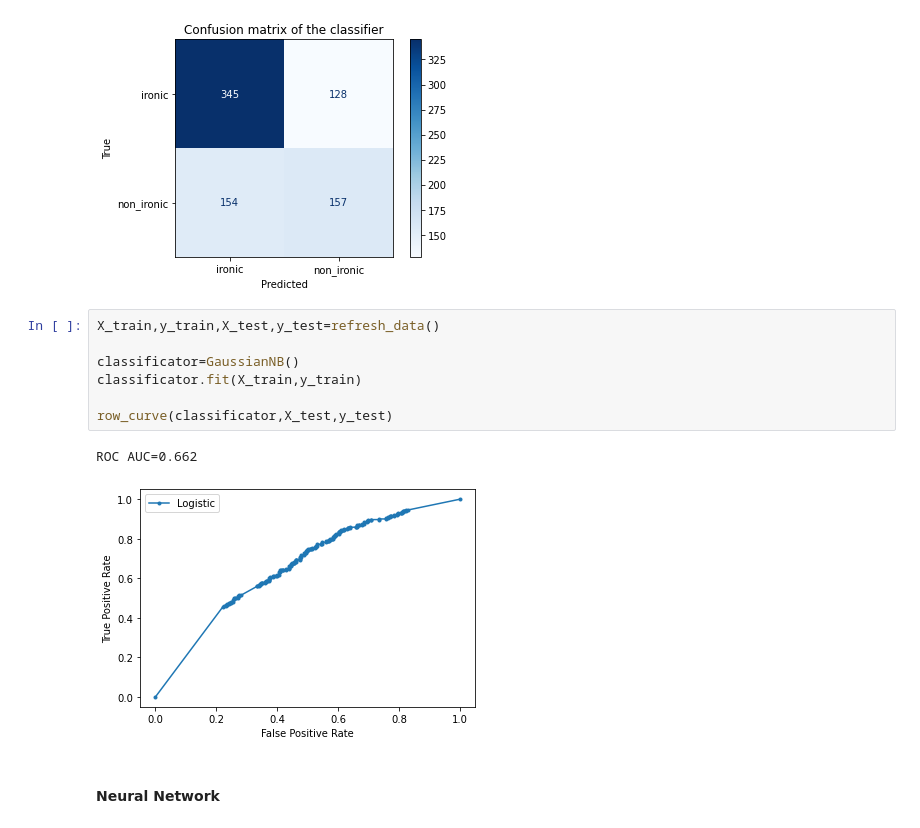
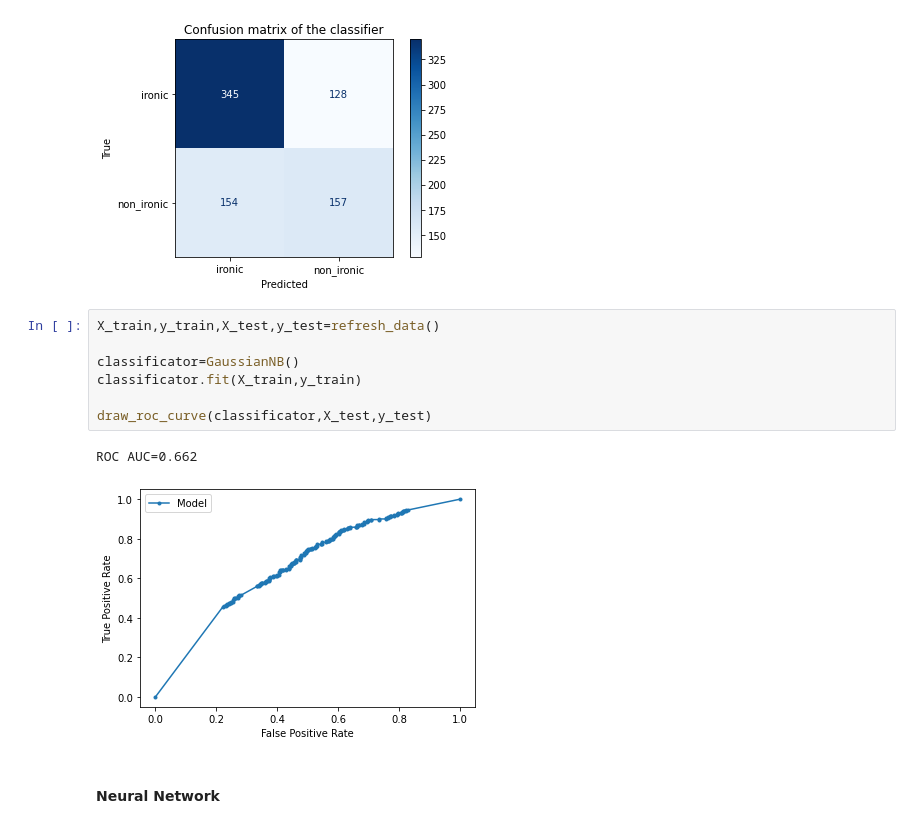
Before and after one commit to arubenruben/IART-Irony-Detection-In-English-Tweets, a Jupyter notebook: src/Irony_Detection_in_English_Tweets.ipynb, the cells around one changed output. Saved outputs shown, nothing was run; the diff lists cells and outputs as text.

```diff
--- a/src/Irony_Detection_in_English_Tweets.ipynb
+++ b/src/Irony_Detection_in_English_Tweets.ipynb
@@ -442,13 +442,13 @@ F1-Value      0.637271          0.8006
 # %%
 X_train,y_train,X_test,y_test=refresh_data()
 
 classificator=GaussianNB()
 classificator.fit(X_train,y_train)
 
-row_curve(classificator,X_test,y_test)
+draw_roc_curve(classificator,X_test,y_test)
 # %% [output]
 ROC AUC=0.662
-[figure, old version]
+[figure, new version]
 # %% [markdown]
 #### Neural Network
 # %%
```
Also changed, not shown: parts of 11 cells of this notebook.
